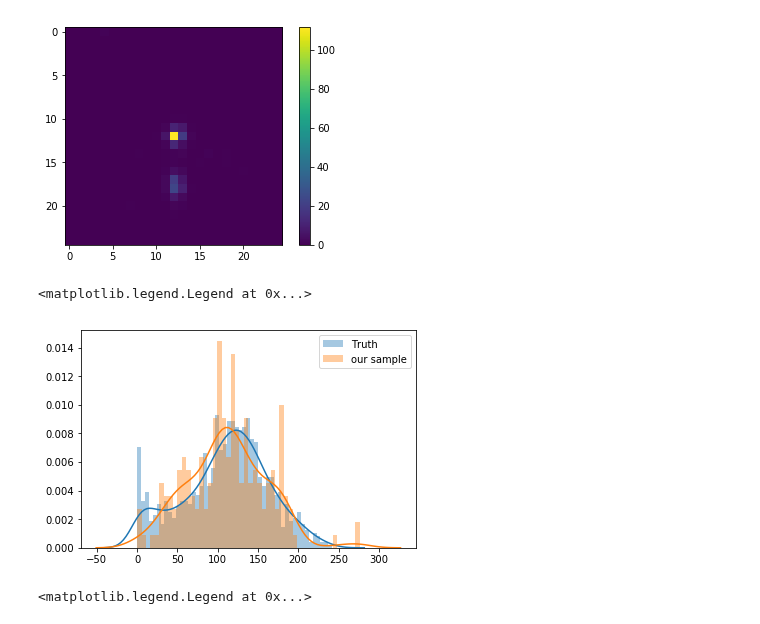
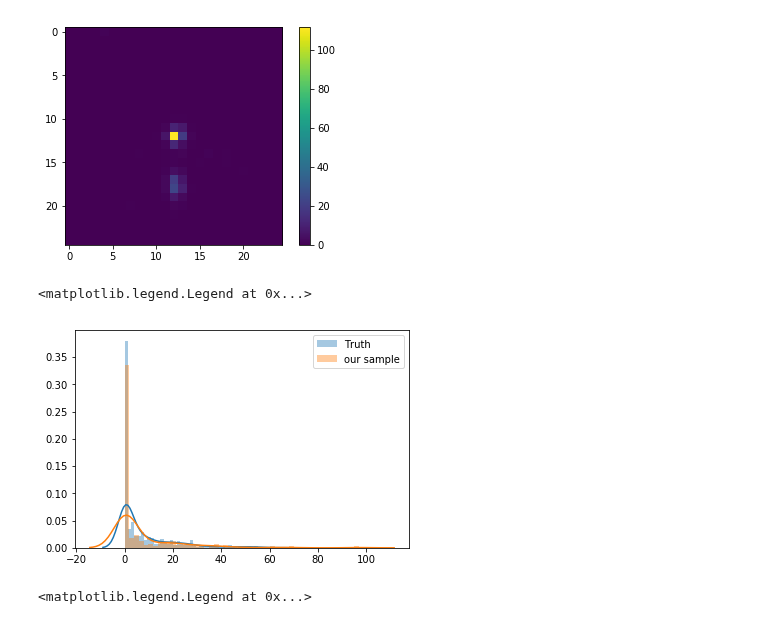
Before and after one commit to adamlu123/SparseImageFlows, a Jupyter notebook: Notebooks/quantize_image.ipynb, the cells around one changed output. Drawn from its saved outputs; the diff is of its cells as text; code cells hidden in the pictures.

```diff
--- a/Notebooks/quantize_image.ipynb
+++ b/Notebooks/quantize_image.ipynb
@@ -50,6 +50,7 @@ quantized_image.max(), quantized_image.min(), quantized_image.mean()
 (284, 0, 0.41092748520052347)
 # %%
 # check saved data
+img_dir = "/baldig/physicsprojects/lagan"
 with h5py.File(img_dir + '/discretized_lagan.h5', 'r') as f:
     for i in f:
         print(i)
@@ -130,18 +166,18 @@ overall sparsity: truth and samples: 0.9709381302812302 0.97096
 [figure]
 # %%
 import seaborn as sns
-x=12
+x=19
 y=12
 
 pixel_bg = sample_sg[:,x,y]
 pixel = image[:1000,x,y]
 x = np.linspace(0.0,200,1000)
 sns.distplot(pixel, label='Truth', bins=50)
 sns.distplot(pixel_bg, label='our sample', bins=50)
 plt.legend()
 # %% [output]
 <matplotlib.legend.Legend at 0x...>
-[figure, old version]
+[figure, new version]
 # %%
 fig, ax = plt.subplots(figsize=(7, 6))
 
```
Also changed, not shown: parts of 10 cells of this notebook, 3 other files.
